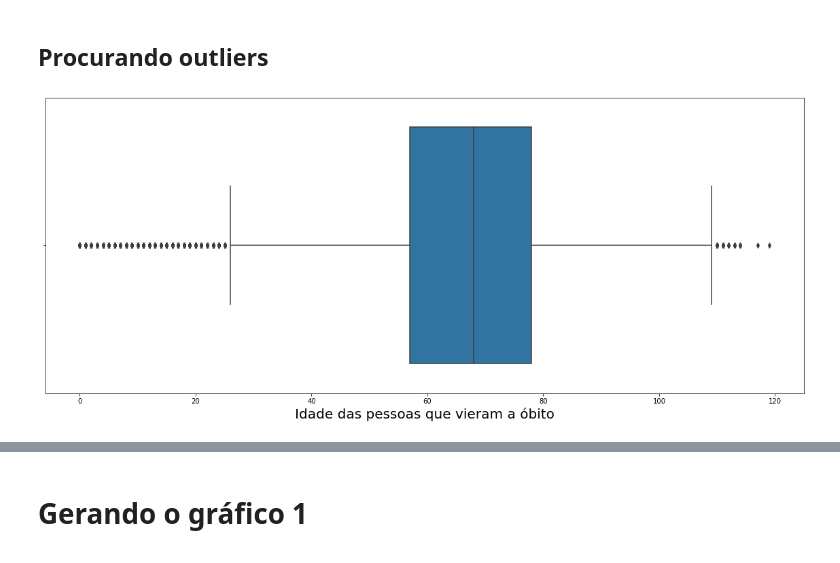
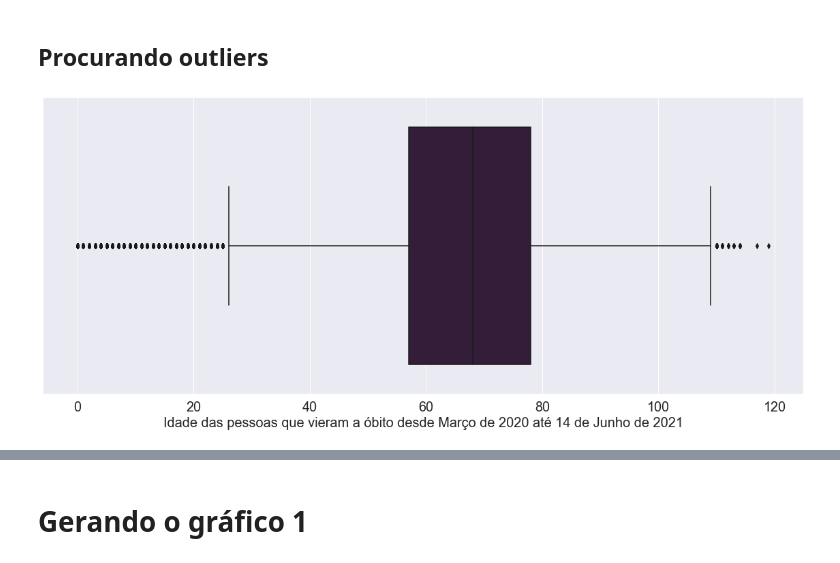
Before and after one commit to fumioq/An-lise_COVID_Brasil, a Jupyter notebook: Análise de mortes por idade.ipynb, the cells around one changed output, grey strips where cells are left out. Cells and saved outputs as stored; diff of their text form; code cells hidden in the pictures.

```diff
--- a/Análise de mortes por idade.ipynb
+++ b/Análise de mortes por idade.ipynb
@@ -55,6 +27,3 @@ df1.shape
 df.rename(str.lower, axis='columns', inplace=True)
 # %%
 df1.rename(str.lower, axis = 'columns', inplace=True)
-# %%
-for i in range(0, df.shape[1]):
-    print(df.columns[i])
@@ -220,9 +171,11 @@ Timestamp('2021-06-13 00:00:00')
 dados_filtrados = dados_filtrados.query('nu_idade_n <= 124')
 # %%
 import seaborn as sns
+sns.set_palette("rocket")
 
-ax = sns.boxplot(data = dados_filtrados, x = 'nu_idade_n')
-ax.set_xlabel("Idade das pessoas que vieram a óbito", fontsize = 20)
+ax = sns.boxplot(data = dados_filtrados, x = 'nu_idade_n' )
+ax.set_xlabel("Idade das pessoas que vieram a óbito desde Março de 2020 até 14 de Junho de 2021", fontsize = 20)
 ax.figure.set_size_inches(20,8)
+sns.set(font_scale = 1.8)
 # %% [output]
-[figure, old version]
+[figure, new version]
```
Also changed, not shown: parts of 7 cells of this notebook.
